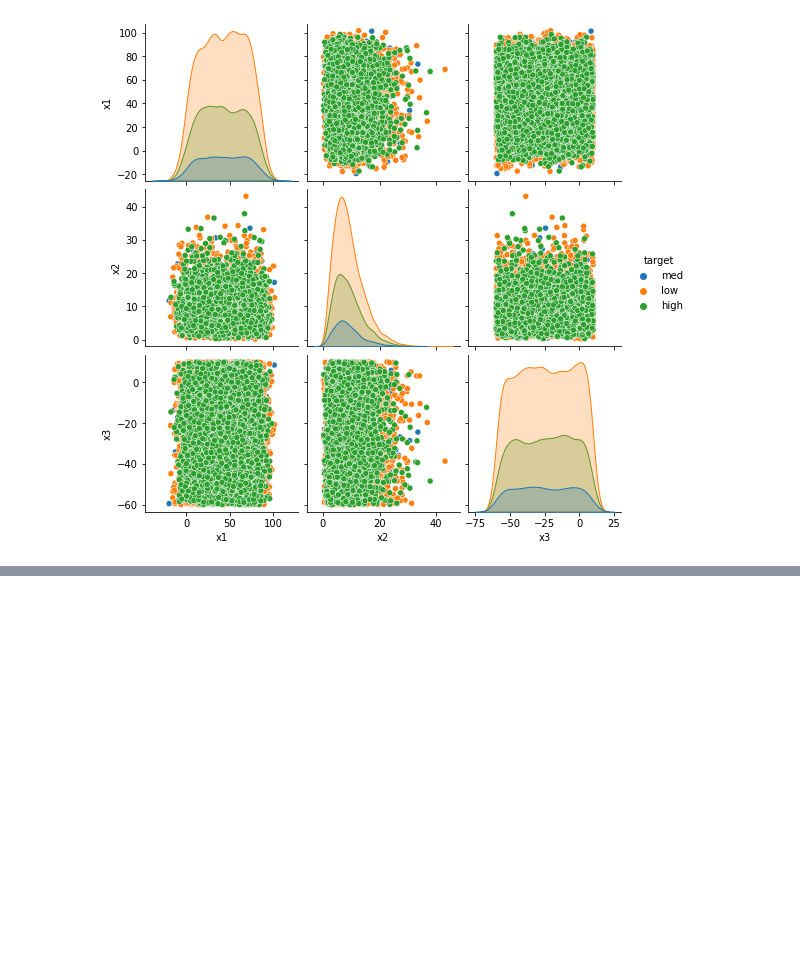
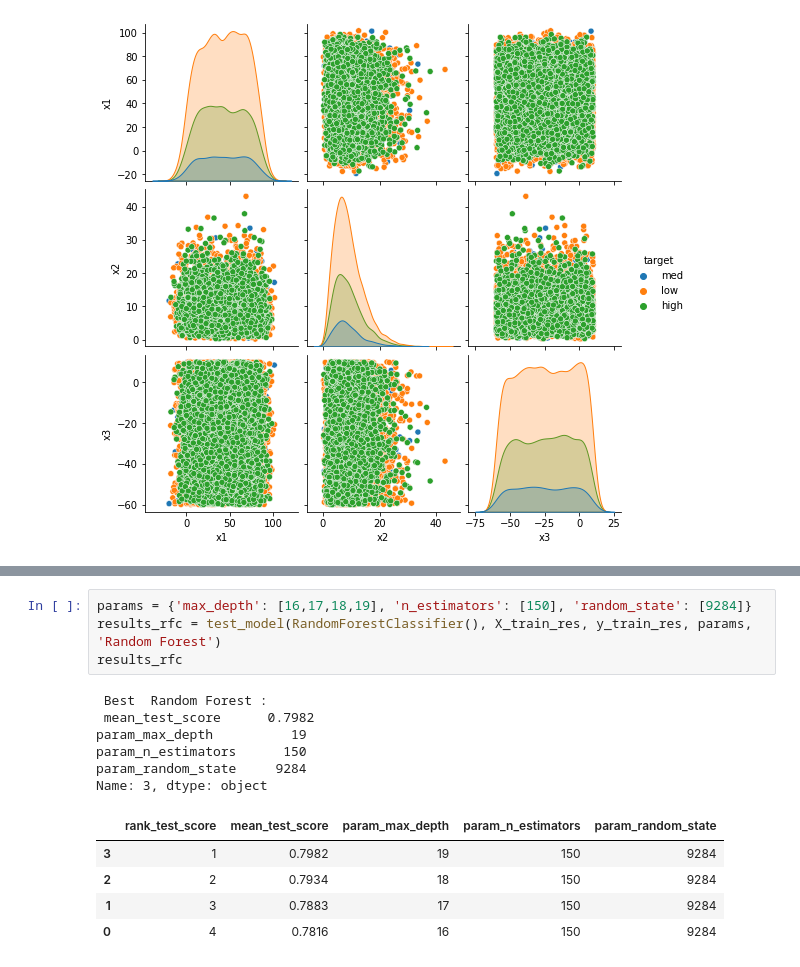
Before and after one commit to ViniciusCastillo/Test_Einstein, a Jupyter notebook: notebooks/Classification_Test.ipynb, the cells around one changed output, grey strips where cells are left out. Saved outputs shown, nothing was run; the diff lists cells and outputs as text; blank space fills up the shorter version.

```diff
--- a/notebooks/Classification_Test.ipynb
+++ b/notebooks/Classification_Test.ipynb
@@ -171,0 +256,16 @@ weighted avg       0.36      0.60      0.45      2500
+# %%
+params = {'max_depth': [16,17,18,19], 'n_estimators': [150], 'random_state': [9284]}
+results_rfc = test_model(RandomForestClassifier(), X_train_res, y_train_res, params, 'Random Forest')
+results_rfc
+# %% [output]
+ Best  Random Forest :
+ mean_test_score      0.7982
+param_max_depth          19
+param_n_estimators      150
+param_random_state     9284
+Name: 3, dtype: object
+|  | rank_test_score | mean_test_score | param_max_depth | param_n_estimators | param_random_state |
+| 3 | 1 | 0.7982 | 19 | 150 | 9284 |
+| 2 | 2 | 0.7934 | 18 | 150 | 9284 |
+| 1 | 3 | 0.7883 | 17 | 150 | 9284 |
+| 0 | 4 | 0.7816 | 16 | 150 | 9284 |
```
Also changed, not shown: parts of 16 cells of this notebook.
